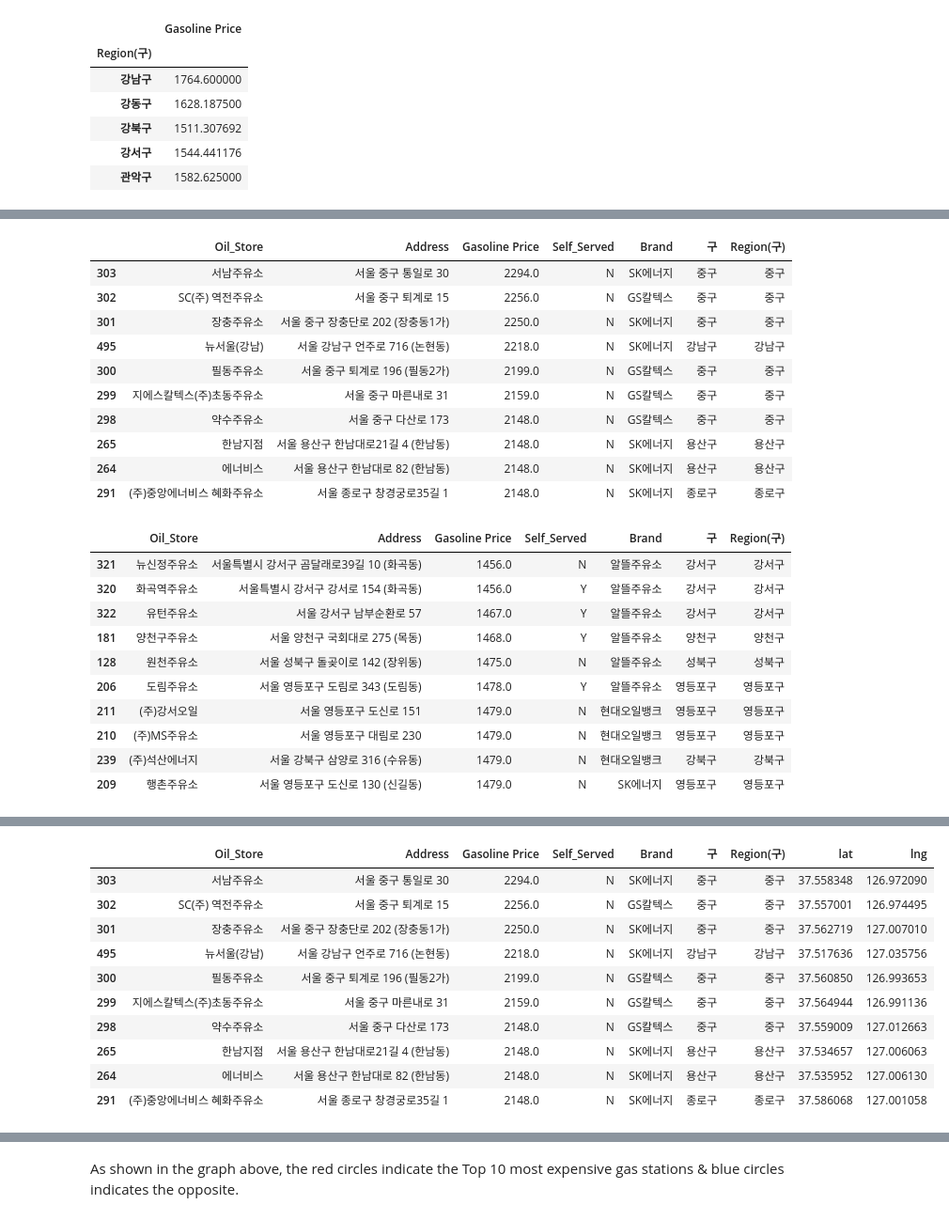
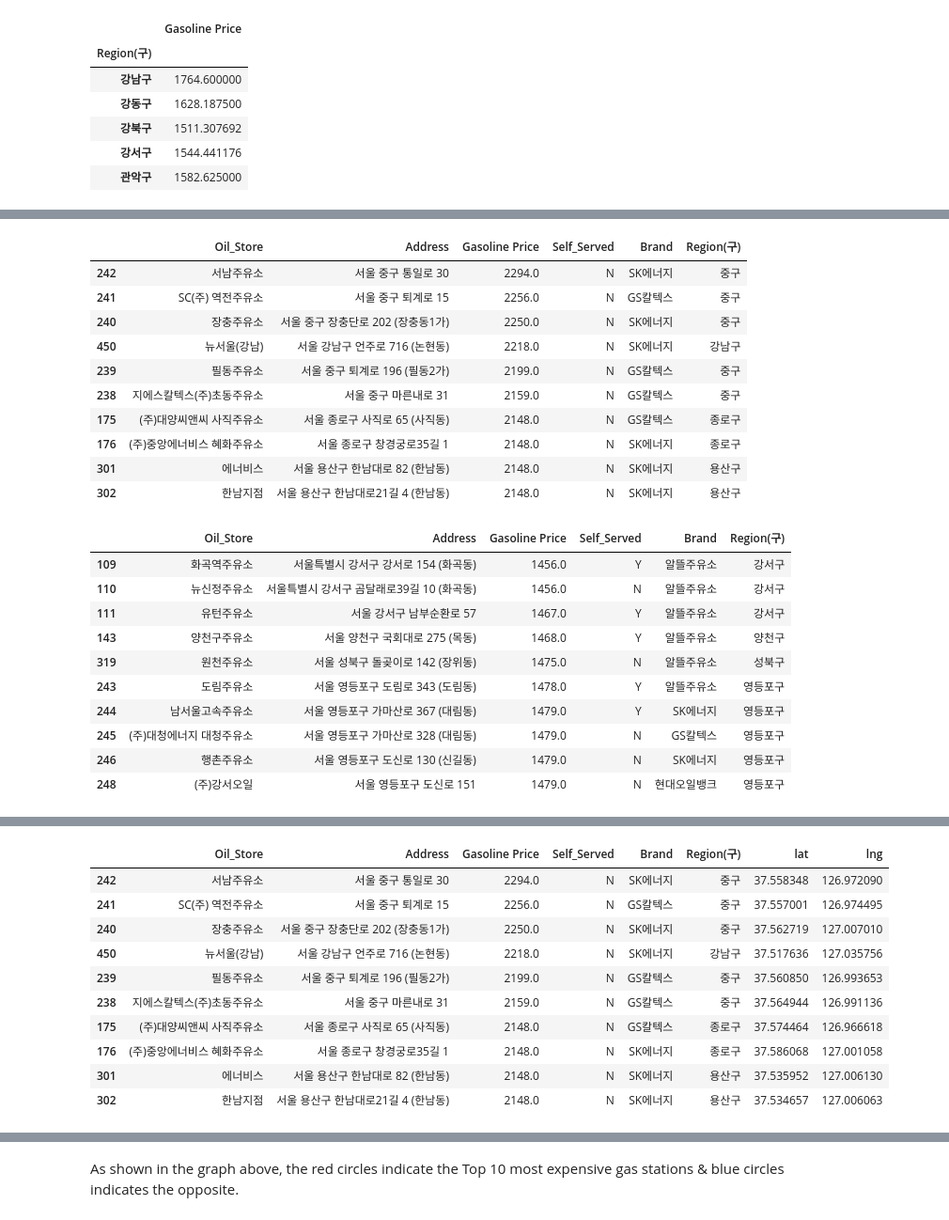
Before and after one commit to dennykim77/Self-Gas-Stations-Korea-price-analysis, a Jupyter notebook: Self-Gas Station cost analysis.ipynb, the cells around one changed output, grey strips where cells are left out. Shown: that part at 94% size. Cells and saved outputs as stored; diff of their text form; code cells hidden in the pictures.

```diff
--- a/Self-Gas Station cost analysis.ipynb
+++ b/Self-Gas Station cost analysis.ipynb
@@ -148,4 +151,4 @@ glob('C:/Users/Tae Hyung/Desktop/Data Project/Self-Gas stations cost analysis/ga
 # %%
-gas_stations_files = glob('C:/Users/Tae Hyung/Desktop/Data Project/Self-Gas stations cost analysis/gas stations price data/*.xls')
+gas_stations_files = glob('/Users/taehyung/Desktop/Data Project/Self-Gas stations cost analysis/gas stations price data/*.xls')
 gas_stations_files
 # %% [output]
@@ -436,43 +446,44 @@ map
 oil_price_top10 = stations.sort_values(by='Gasoline Price', ascending = False).head(10)
 oil_price_top10
 # %% [output]
-|  | Oil_Store | Address | Gasoline Price | Self_Served | Brand | 구 | Region(구) |
-| 303 | 서남주유소 | 서울 중구 통일로 30 | 2294.0 | N | SK에너지 | 중구 | 중구 |
-| 302 | SC(주) 역전주유소 | 서울 중구 퇴계로 15 | 2256.0 | N | GS칼텍스 | 중구 | 중구 |
-| 301 | 장충주유소 | 서울 중구 장충단로 202 (장충동1가) | 2250.0 | N | SK에너지 | 중구 | 중구 |
-| 495 | 뉴서울(강남) | 서울 강남구 언주로 716 (논현동) | 2218.0 | N | SK에너지 | 강남구 | 강남구 |
-| 300 | 필동주유소 | 서울 중구 퇴계로 196 (필동2가) | 2199.0 | N | GS칼텍스 | 중구 | 중구 |
-| 299 | 지에스칼텍스(주)초동주유소 | 서울 중구 마른내로 31 | 2159.0 | N | GS칼텍스 | 중구 | 중구 |
-| 298 | 약수주유소 | 서울 중구 다산로 173 | 2148.0 | N | GS칼텍스 | 중구 | 중구 |
-| 265 | 한남지점 | 서울 용산구 한남대로21길 4 (한남동) | 2148.0 | N | SK에너지 | 용산구 | 용산구 |
-| 264 | 에너비스 | 서울 용산구 한남대로 82 (한남동) | 2148.0 | N | SK에너지 | 용산구 | 용산구 |
-| 291 | (주)중앙에너비스 혜화주유소 | 서울 종로구 창경궁로35길 1 | 2148.0 | N | SK에너지 | 종로구 | 종로구 |
+|  | Oil_Store | Address | Gasoline Price | Self_Served | Brand | Region(구) |
+| 242 | 서남주유소 | 서울 중구 통일로 30 | 2294.0 | N | SK에너지 | 중구 |
+| 241 | SC(주) 역전주유소 | 서울 중구 퇴계로 15 | 2256.0 | N | GS칼텍스 | 중구 |
+| 240 | 장충주유소 | 서울 중구 장충단로 202 (장충동1가) | 2250.0 | N | SK에너지 | 중구 |
+| 450 | 뉴서울(강남) | 서울 강남구 언주로 716 (논현동) | 2218.0 | N | SK에너지 | 강남구 |
+| 239 | 필동주유소 | 서울 중구 퇴계로 196 (필동2가) | 2199.0 | N | GS칼텍스 | 중구 |
+| 238 | 지에스칼텍스(주)초동주유소 | 서울 중구 마른내로 31 | 2159.0 | N | GS칼텍스 | 중구 |
+| 175 | (주)대양씨앤씨 사직주유소 | 서울 종로구 사직로 65 (사직동) | 2148.0 | N | GS칼텍스 | 종로구 |
+| 176 | (주)중앙에너비스 혜화주유소 | 서울 종로구 창경궁로35길 1 | 2148.0 | N | SK에너지 | 종로구 |
+| 301 | 에너비스 | 서울 용산구 한남대로 82 (한남동) | 2148.0 | N | SK에너지 | 용산구 |
+| 302 | 한남지점 | 서울 용산구 한남대로21길 4 (한남동) | 2148.0 | N | SK에너지 | 용산구 |
 # %%
 # TOP 10 cheapest gas stations
 oil_price_bottom10 = stations.sort_values(by='Gasoline Price', ascending = True).head(10)
 oil_price_bottom10
 # %% [output]
-|  | Oil_Store | Address | Gasoline Price | Self_Served | Brand | 구 | Region(구) |
-| 321 | 뉴신정주유소 | 서울특별시 강서구 곰달래로39길 10 (화곡동) | 1456.0 | N | 알뜰주유소 | 강서구 | 강서구 |
-| 320 | 화곡역주유소 | 서울특별시 강서구 강서로 154 (화곡동) | 1456.0 | Y | 알뜰주유소 | 강서구 | 강서구 |
-| 322 | 유턴주유소 | 서울 강서구 남부순환로 57 | 1467.0 | Y | 알뜰주유소 | 강서구 | 강서구 |
-| 181 | 양천구주유소 | 서울 양천구 국회대로 275 (목동) | 1468.0 | Y | 알뜰주유소 | 양천구 | 양천구 |
-| 128 | 원천주유소 | 서울 성북구 돌곶이로 142 (장위동) | 1475.0 | N | 알뜰주유소 | 성북구 | 성북구 |
-| 206 | 도림주유소 | 서울 영등포구 도림로 343 (도림동) | 1478.0 | Y | 알뜰주유소 | 영등포구 | 영등포구 |
-| 211 | (주)강서오일 | 서울 영등포구 도신로 151 | 1479.0 | N | 현대오일뱅크 | 영등포구 | 영등포구 |
-| 210 | (주)MS주유소 | 서울 영등포구 대림로 230 | 1479.0 | N | 현대오일뱅크 | 영등포구 | 영등포구 |
-| 239 | (주)석산에너지 | 서울 강북구 삼양로 316 (수유동) | 1479.0 | N | 현대오일뱅크 | 강북구 | 강북구 |
-| 209 | 행촌주유소 | 서울 영등포구 도신로 130 (신길동) | 1479.0 | N | SK에너지 | 영등포구 | 영등포구 |
+|  | Oil_Store | Address | Gasoline Price | Self_Served | Brand | Region(구) |
+| 109 | 화곡역주유소 | 서울특별시 강서구 강서로 154 (화곡동) | 1456.0 | Y | 알뜰주유소 | 강서구 |
+| 110 | 뉴신정주유소 | 서울특별시 강서구 곰달래로39길 10 (화곡동) | 1456.0 | N | 알뜰주유소 | 강서구 |
+| 111 | 유턴주유소 | 서울 강서구 남부순환로 57 | 1467.0 | Y | 알뜰주유소 | 강서구 |
+| 143 | 양천구주유소 | 서울 양천구 국회대로 275 (목동) | 1468.0 | Y | 알뜰주유소 | 양천구 |
+| 319 | 원천주유소 | 서울 성북구 돌곶이로 142 (장위동) | 1475.0 | N | 알뜰주유소 | 성북구 |
+| 243 | 도림주유소 | 서울 영등포구 도림로 343 (도림동) | 1478.0 | Y | 알뜰주유소 | 영등포구 |
+| 244 | 남서울고속주유소 | 서울 영등포구 가마산로 367 (대림동) | 1479.0 | Y | SK에너지 | 영등포구 |
+| 245 | (주)대청에너지 대청주유소 | 서울 영등포구 가마산로 328 (대림동) | 1479.0 | N | GS칼텍스 | 영등포구 |
+| 246 | 행촌주유소 | 서울 영등포구 도신로 130 (신길동) | 1479.0 | N | SK에너지 | 영등포구 |
+| 248 | (주)강서오일 | 서울 영등포구 도신로 151 | 1479.0 | N | 현대오일뱅크 | 영등포구 |
 # %%
 gmaps_key = "AIzaSyDluGdrcDdq7JwJAhL0TnS6hRAdCbOpiJo"
 gmaps = googlemaps.Client(key = gmaps_key)
 # %%
-from tqdm import tqdm_notebook
+import tqdm
+tqdm.notebook.tqdm().pandas()
 
 lat = []
 lng = []
 
-for n in tqdm_notebook(oil_price_top10.index):
+for n in tqdm.notebook.tqdm(oil_price_top10.index):
     try:
         tmp_add = str(oil_price_top10['Address'][n]).split('(')[0]
         tmp_map = gmaps.geocode(tmp_add)
@@ -494,12 +504,12 @@ oil_price_top10
-|  | Oil_Store | Address | Gasoline Price | Self_Served | Brand | 구 | Region(구) | lat | lng |
-| 303 | 서남주유소 | 서울 중구 통일로 30 | 2294.0 | N | SK에너지 | 중구 | 중구 | 37.558348 | 126.972090 |
-| 302 | SC(주) 역전주유소 | 서울 중구 퇴계로 15 | 2256.0 | N | GS칼텍스 | 중구 | 중구 | 37.557001 | 126.974495 |
-| 301 | 장충주유소 | 서울 중구 장충단로 202 (장충동1가) | 2250.0 | N | SK에너지 | 중구 | 중구 | 37.562719 | 127.007010 |
-| 495 | 뉴서울(강남) | 서울 강남구 언주로 716 (논현동) | 2218.0 | N | SK에너지 | 강남구 | 강남구 | 37.517636 | 127.035756 |
-| 300 | 필동주유소 | 서울 중구 퇴계로 196 (필동2가) | 2199.0 | N | GS칼텍스 | 중구 | 중구 | 37.560850 | 126.993653 |
-| 299 | 지에스칼텍스(주)초동주유소 | 서울 중구 마른내로 31 | 2159.0 | N | GS칼텍스 | 중구 | 중구 | 37.564944 | 126.991136 |
-| 298 | 약수주유소 | 서울 중구 다산로 173 | 2148.0 | N | GS칼텍스 | 중구 | 중구 | 37.559009 | 127.012663 |
-| 265 | 한남지점 | 서울 용산구 한남대로21길 4 (한남동) | 2148.0 | N | SK에너지 | 용산구 | 용산구 | 37.534657 | 127.006063 |
-| 264 | 에너비스 | 서울 용산구 한남대로 82 (한남동) | 2148.0 | N | SK에너지 | 용산구 | 용산구 | 37.535952 | 127.006130 |
-| 291 | (주)중앙에너비스 혜화주유소 | 서울 종로구 창경궁로35길 1 | 2148.0 | N | SK에너지 | 종로구 | 종로구 | 37.586068 | 127.001058 |
+|  | Oil_Store | Address | Gasoline Price | Self_Served | Brand | Region(구) | lat | lng |
+| 242 | 서남주유소 | 서울 중구 통일로 30 | 2294.0 | N | SK에너지 | 중구 | 37.558348 | 126.972090 |
+| 241 | SC(주) 역전주유소 | 서울 중구 퇴계로 15 | 2256.0 | N | GS칼텍스 | 중구 | 37.557001 | 126.974495 |
+| 240 | 장충주유소 | 서울 중구 장충단로 202 (장충동1가) | 2250.0 | N | SK에너지 | 중구 | 37.562719 | 127.007010 |
+| 450 | 뉴서울(강남) | 서울 강남구 언주로 716 (논현동) | 2218.0 | N | SK에너지 | 강남구 | 37.517636 | 127.035756 |
+| 239 | 필동주유소 | 서울 중구 퇴계로 196 (필동2가) | 2199.0 | N | GS칼텍스 | 중구 | 37.560850 | 126.993653 |
+| 238 | 지에스칼텍스(주)초동주유소 | 서울 중구 마른내로 31 | 2159.0 | N | GS칼텍스 | 중구 | 37.564944 | 126.991136 |
+| 175 | (주)대양씨앤씨 사직주유소 | 서울 종로구 사직로 65 (사직동) | 2148.0 | N | GS칼텍스 | 종로구 | 37.574464 | 126.966618 |
+| 176 | (주)중앙에너비스 혜화주유소 | 서울 종로구 창경궁로35길 1 | 2148.0 | N | SK에너지 | 종로구 | 37.586068 | 127.001058 |
+| 301 | 에너비스 | 서울 용산구 한남대로 82 (한남동) | 2148.0 | N | SK에너지 | 용산구 | 37.535952 | 127.006130 |
+| 302 | 한남지점 | 서울 용산구 한남대로21길 4 (한남동) | 2148.0 | N | SK에너지 | 용산구 | 37.534657 | 127.006063 |
 # %%
```
Also changed, not shown: parts of 26 cells of this notebook.
